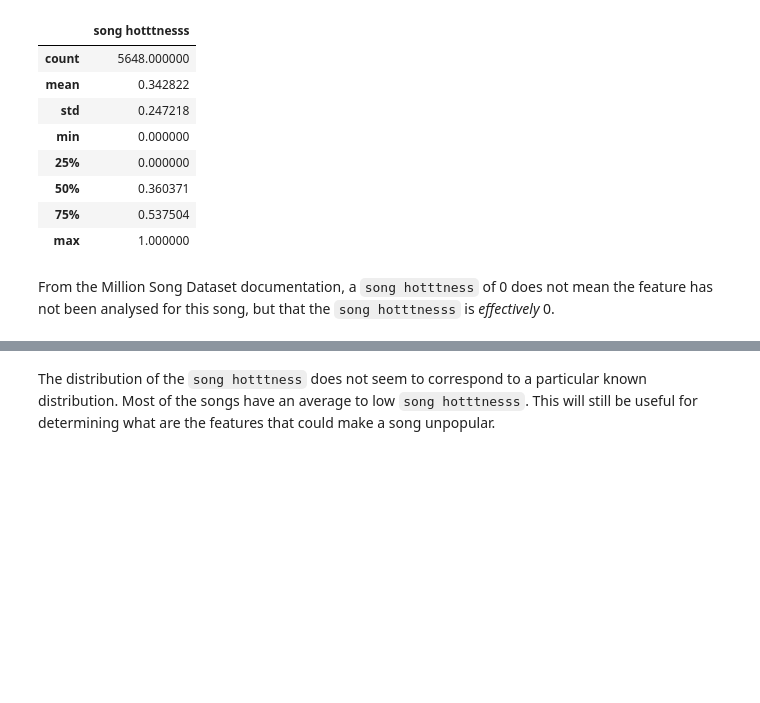
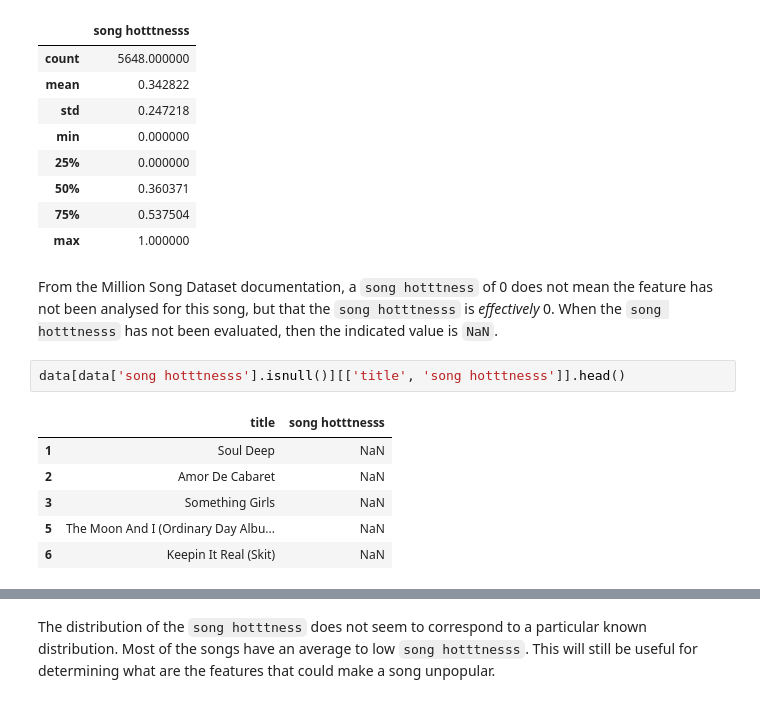
Before and after one commit to Piloumpicou/ADA-Unexpected-Match, a Jupyter notebook: project/MSD_subset.ipynb, the cells around one changed output, grey strips where cells are left out. Drawn from its saved outputs; the diff is of its cells as text; blank space fills up the shorter version.

```diff
--- a/project/MSD_subset.ipynb
+++ b/project/MSD_subset.ipynb
@@ -315,3 +322,13 @@ describe(data, 'song hotttnesss', True)
 | max | 1.000000 |
 # %% [markdown]
 From the Million Song Dataset documentation, a `song hotttness` of 0 does not mean the feature has not been analysed for this song, but that the `song hotttnesss` is *effectively* 0.
+When the `song hotttnesss` has not been evaluated, then the indicated value is `NaN`.
+# %%
+data[data['song hotttnesss'].isnull()][['title', 'song hotttnesss']].head()
+# %% [output]
+|  | title | song hotttnesss |
+| 1 | Soul Deep | NaN |
+| 2 | Amor De Cabaret | NaN |
+| 3 | Something Girls | NaN |
+| 5 | The Moon And I (Ordinary Day Albu... | NaN |
+| 6 | Keepin It Real (Skit) | NaN |
```
Also changed, not shown: parts of 11 cells of this notebook.
